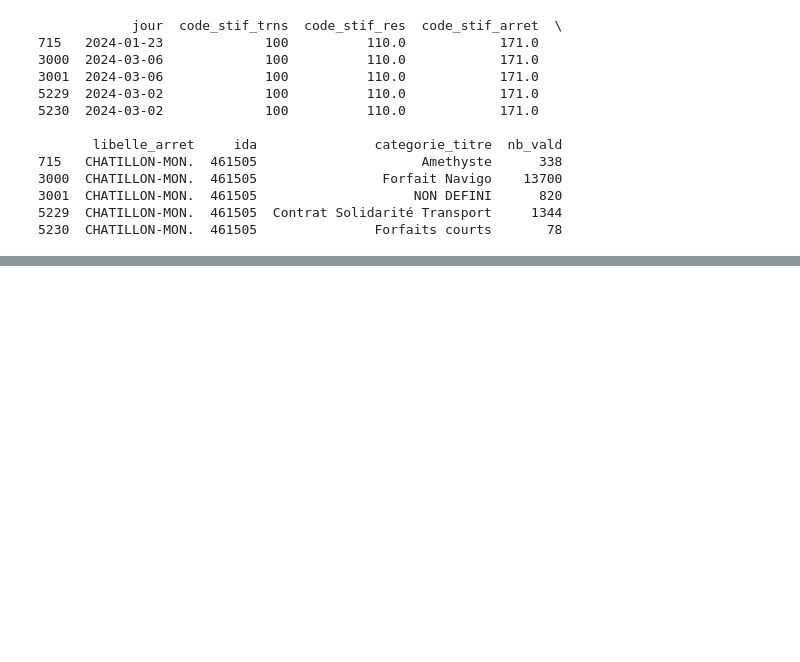
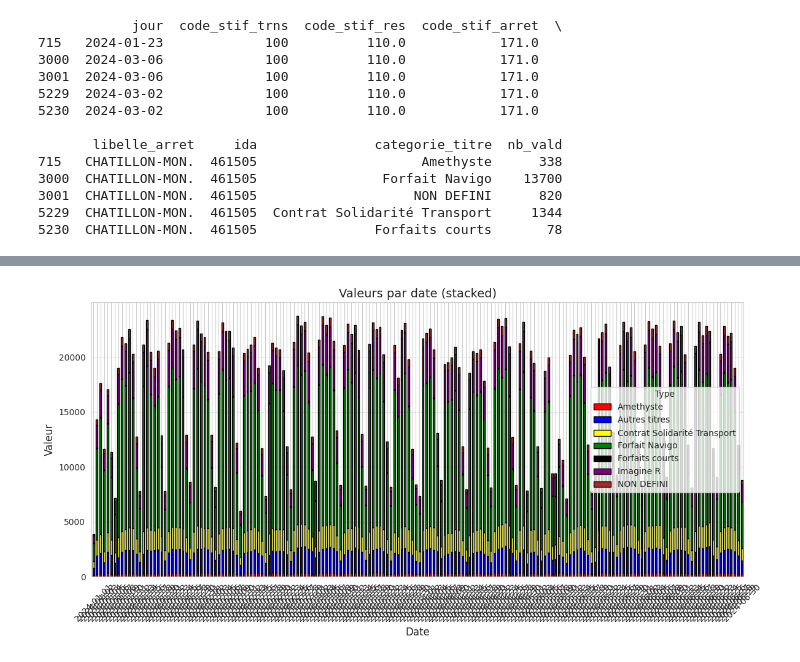
Before and after one commit to Dinuk-WIJESINGHE/visualisation_metro, a Jupyter notebook: datavizstation.ipynb, the cells around one changed output, grey strips where cells are left out. Cells and saved outputs as stored; diff of their text form; code cells hidden in the pictures; blank space fills up the shorter version.

Commit message:
new vizalisation for the stations (stack and time intervels)

```diff
--- a/datavizstation.ipynb
+++ b/datavizstation.ipynb
@@ -188,3 +190,8 @@ print(df_test.head())
 3001  CHATILLON-MON.  461505                    NON DEFINI      820
 5229  CHATILLON-MON.  461505  Contrat Solidarité Transport     1344
 5230  CHATILLON-MON.  461505               Forfaits courts       78
+# %%
+df_test_clean = df_test[['jour','libelle_arret','categorie_titre','nb_vald']]
+print(df_test_clean)
+df_test_sum = df_test_clean.groupby(['jour','categorie_titre'])['nb_vald'].sum().reset_index(name='somme_valeurs')
+print(df_test_sum)
@@ -190,0 +216,3 @@ print(df_test.head())
+# %%
+pivot = df_test_sum.pivot_table(index='jour', columns='categorie_titre', values='somme_valeurs', aggfunc='sum')
+print(pivot)
@@ -190,0 +237,21 @@ print(df_test.head())
+# %%
+# Plot
+sns.set_style("whitegrid")
+pivot.plot(
+    kind='bar',
+    stacked=True,
+    figsize=(12, 6),
+    color=['red','blue','yellow','green','black','purple','brown'],  # adapt if you have more categories
+    edgecolor='black'
+)
+
+plt.title('Valeurs par date (stacked)', fontsize=14)
+plt.ylabel('Valeur', fontsize=12)
+plt.xlabel('Date', fontsize=12)
+plt.xticks(rotation=45)
+plt.grid(True, axis='y', linestyle='--', alpha=0.7)
+plt.tight_layout()
+plt.legend(title='Type')  # or whatever your stacking variable is
+plt.show()
+# %% [output]
+[figure, added]
```
Also changed, not shown: parts of 12 cells of this notebook.
